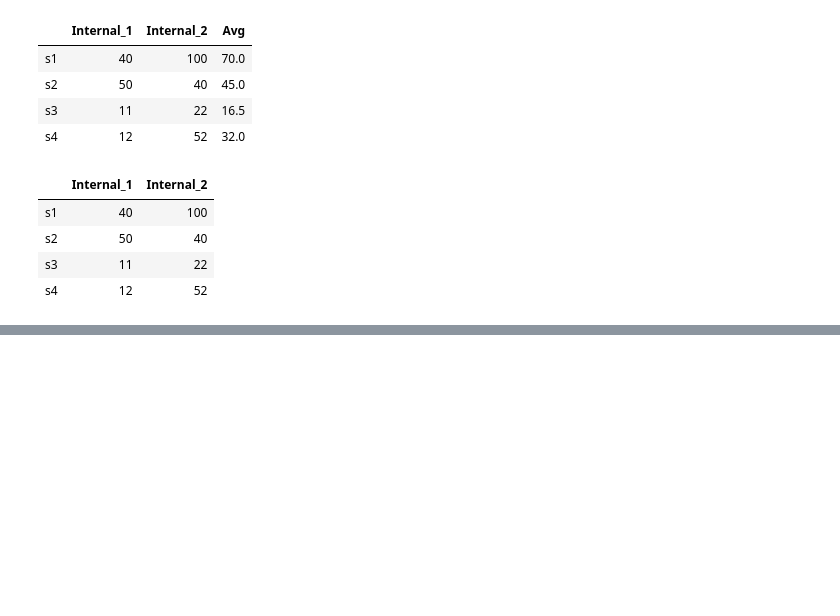
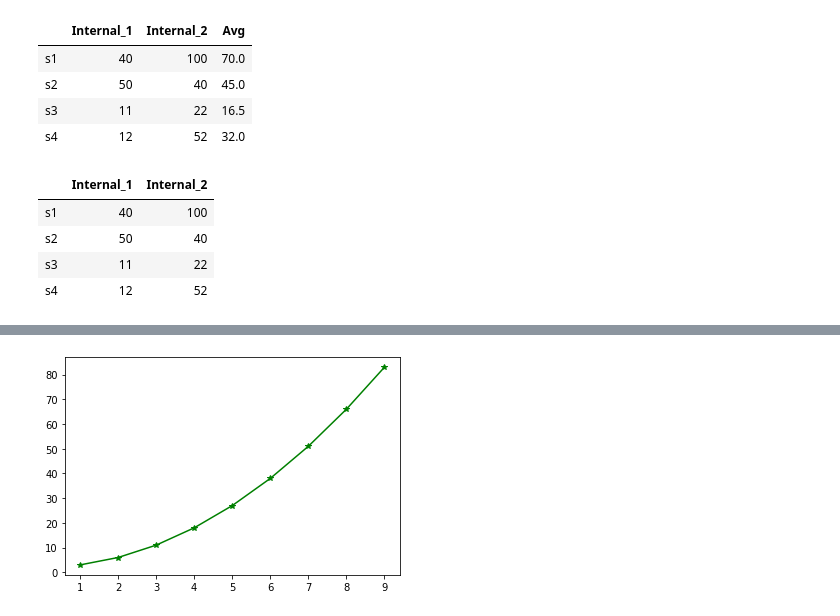
Before and after one commit to kollurusuresh/PythonWS, a Jupyter notebook: Day6.ipynb, the cells around one changed output, grey strips where cells are left out. Drawn from its saved outputs; the diff is of its cells as text; code cells hidden in the pictures; blank space fills up the shorter version.

```diff
--- a/Day6.ipynb
+++ b/Day6.ipynb
@@ -319,0 +533,5 @@ di
+# %%
+pl.plot(x_axis_elements,y_axis_elements, 'g*-')
+pl.show()
+# %% [output]
+[figure, added]
```
Also changed, not shown: parts of 35 cells of this notebook.
